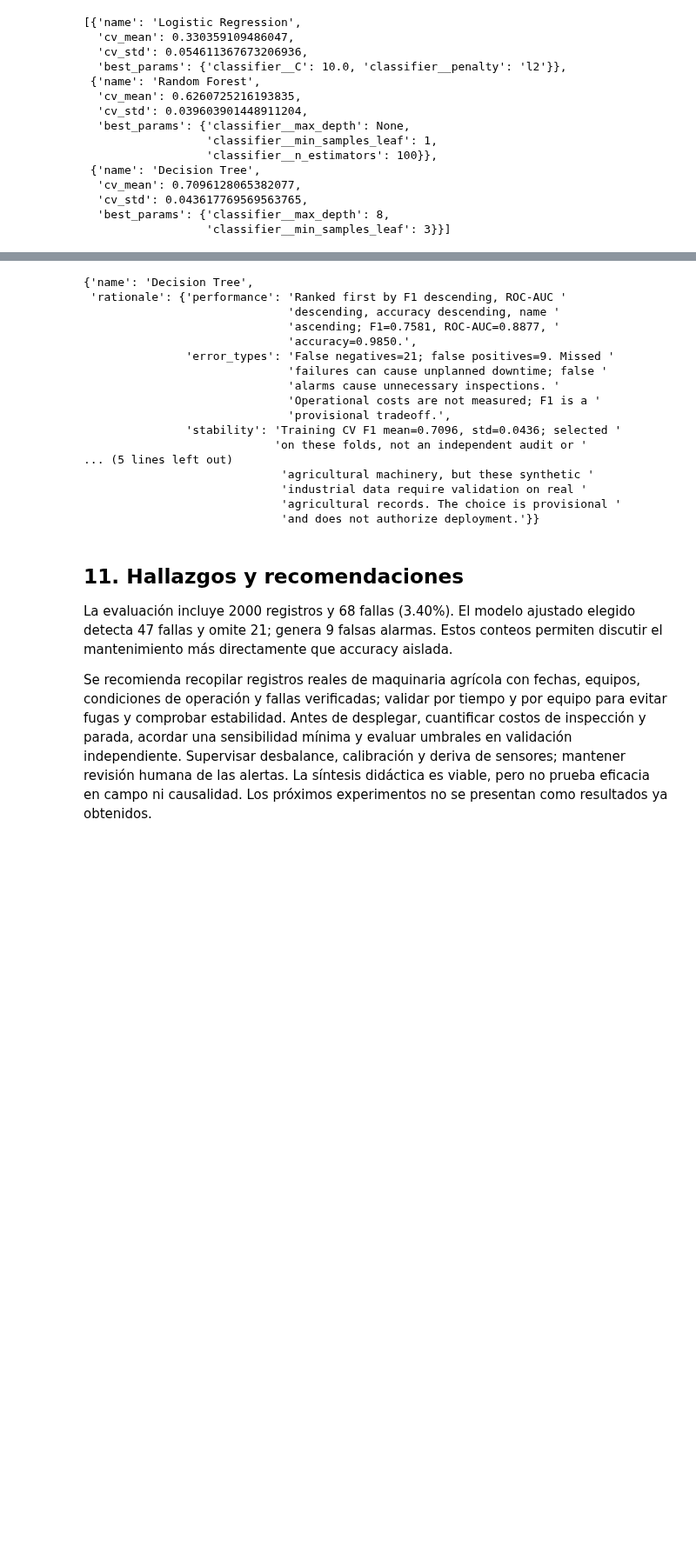
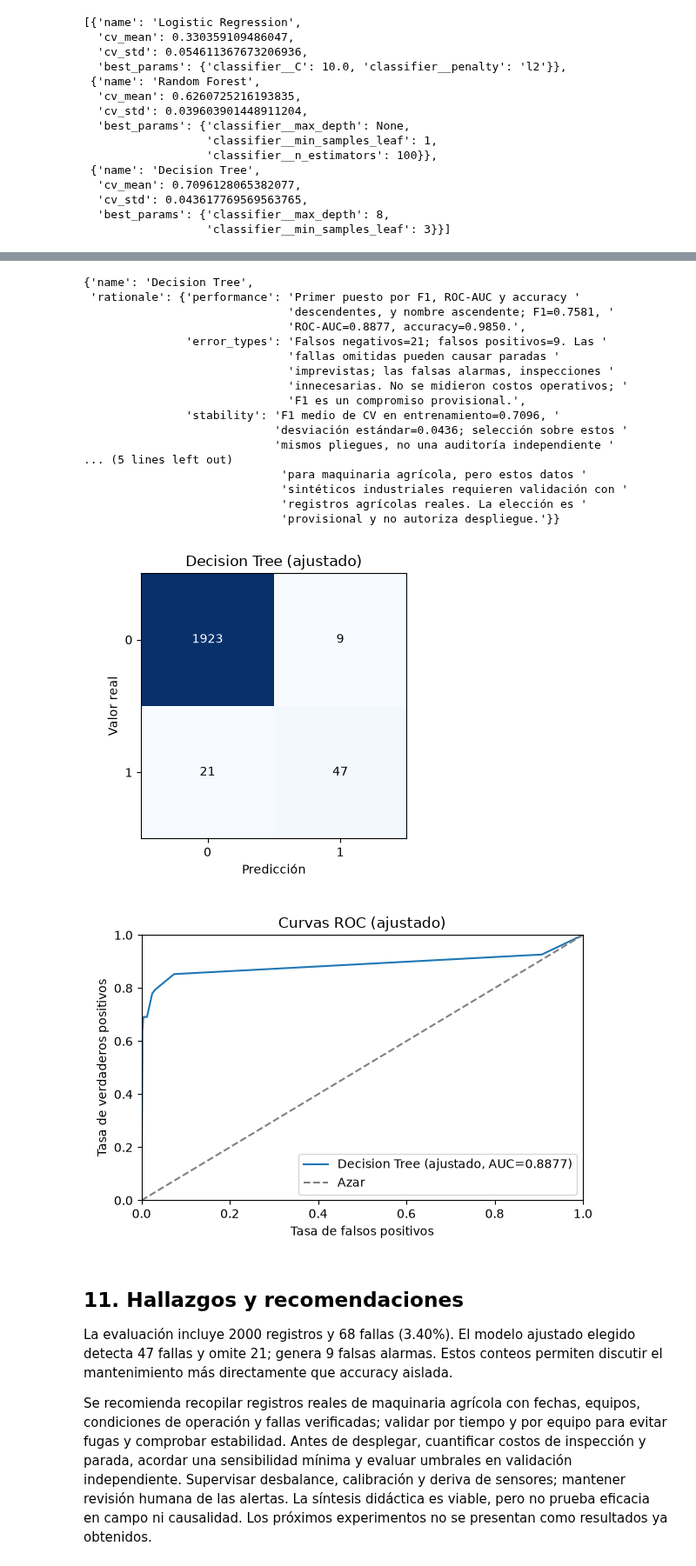
Before and after one commit to miguelpuente/agri-machinery-failure-prediction, a Jupyter notebook: notebooks/entrega-final.ipynb, the cells around one changed output, grey strips where cells are left out. Shown at 87% size. Drawn from its saved outputs; the diff is of its cells as text; code cells hidden in the pictures; blank space fills up the shorter version.

```diff
--- a/notebooks/entrega-final.ipynb
+++ b/notebooks/entrega-final.ipynb
@@ -379,33 +373,33 @@ La comparación usa test para elegir entre modelos: por ello deja de ser una aud
-# %%
-choice = choose_model(table)
-selected = next(m for m in tuned if m.name == choice.name)
-choice_data = asdict(choice)
-choice_data['rationale']['stability'] = (
-    f'Training CV F1 mean={selected.cv_mean:.4f}, std={selected.cv_std:.4f}; '
-    'selected on these folds, not an independent audit or domain validation.')
-if choice.name == 'Decision Tree':
-    choice_data['rationale']['interpretability'] = (
-        f"The tuned tree has maximum depth {selected.best_params['classifier__max_depth']}; "
-        'inspect its rules before claiming simplicity.')
-pprint(choice_data)
-# %% [output]
-{'name': 'Decision Tree',
- 'rationale': {'performance': 'Ranked first by F1 descending, ROC-AUC '
-                              'descending, accuracy descending, name '
-                              'ascending; F1=0.7581, ROC-AUC=0.8877, '
-                              'accuracy=0.9850.',
-               'error_types': 'False negatives=21; false positives=9. Missed '
-                              'failures can cause unplanned downtime; false '
-                              'alarms cause unnecessary inspections. '
-                              'Operational costs are not measured; F1 is a '
-                              'provisional tradeoff.',
-               'stability': 'Training CV F1 mean=0.7096, std=0.0436; selected '
-                            'on these folds, not an independent audit or '
-... (5 lines left out)
-                             'agricultural machinery, but these synthetic '
-                             'industrial data require validation on real '
-                             'agricultural records. The choice is provisional '
-                             'and does not authorize deployment.'}}
+# %%
+from agrofail.report import choice_presentation
+
+choice = choose_model(table)
+selected = next(m for m in tuned if m.name == choice.name)
+choice_data = choice_presentation(table, selected)
+pprint(choice_data)
+selected_result = next(r for r in tuned_results if r.name == choice.name)
+for path in plot_model_metrics([selected_result], figure_dir, evaluation='tuned'):
+    display(Image(filename=str(path)))
+# %% [output]
+{'name': 'Decision Tree',
+ 'rationale': {'performance': 'Primer puesto por F1, ROC-AUC y accuracy '
+                              'descendentes, y nombre ascendente; F1=0.7581, '
+                              'ROC-AUC=0.8877, accuracy=0.9850.',
+               'error_types': 'Falsos negativos=21; falsos positivos=9. Las '
+                              'fallas omitidas pueden causar paradas '
+                              'imprevistas; las falsas alarmas, inspecciones '
+                              'innecesarias. No se midieron costos operativos; '
+                              'F1 es un compromiso provisional.',
+               'stability': 'F1 medio de CV en entrenamiento=0.7096, '
+                            'desviación estándar=0.0436; selección sobre estos '
+                            'mismos pliegues, no una auditoría independiente '
+... (5 lines left out)
+                             'para maquinaria agrícola, pero estos datos '
+                             'sintéticos industriales requieren validación con '
+                             'registros agrícolas reales. La elección es '
+                             'provisional y no autoriza despliegue.'}}
+[figure, added]
+[figure, added]
 # %% [markdown]
 ## 11. Hallazgos y recomendaciones
 
```
Also changed, not shown: parts of 8 cells of this notebook, 18 other files.
